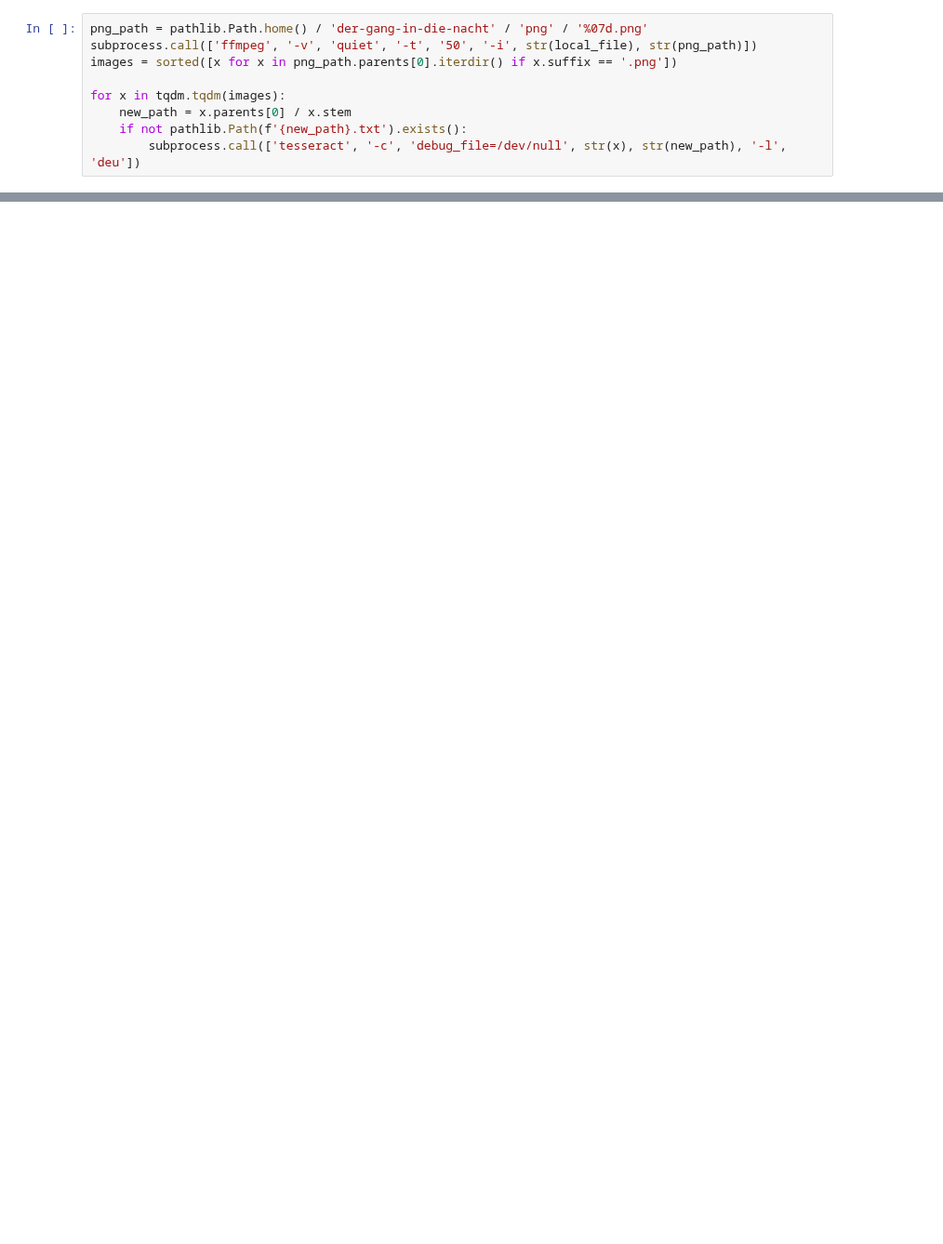
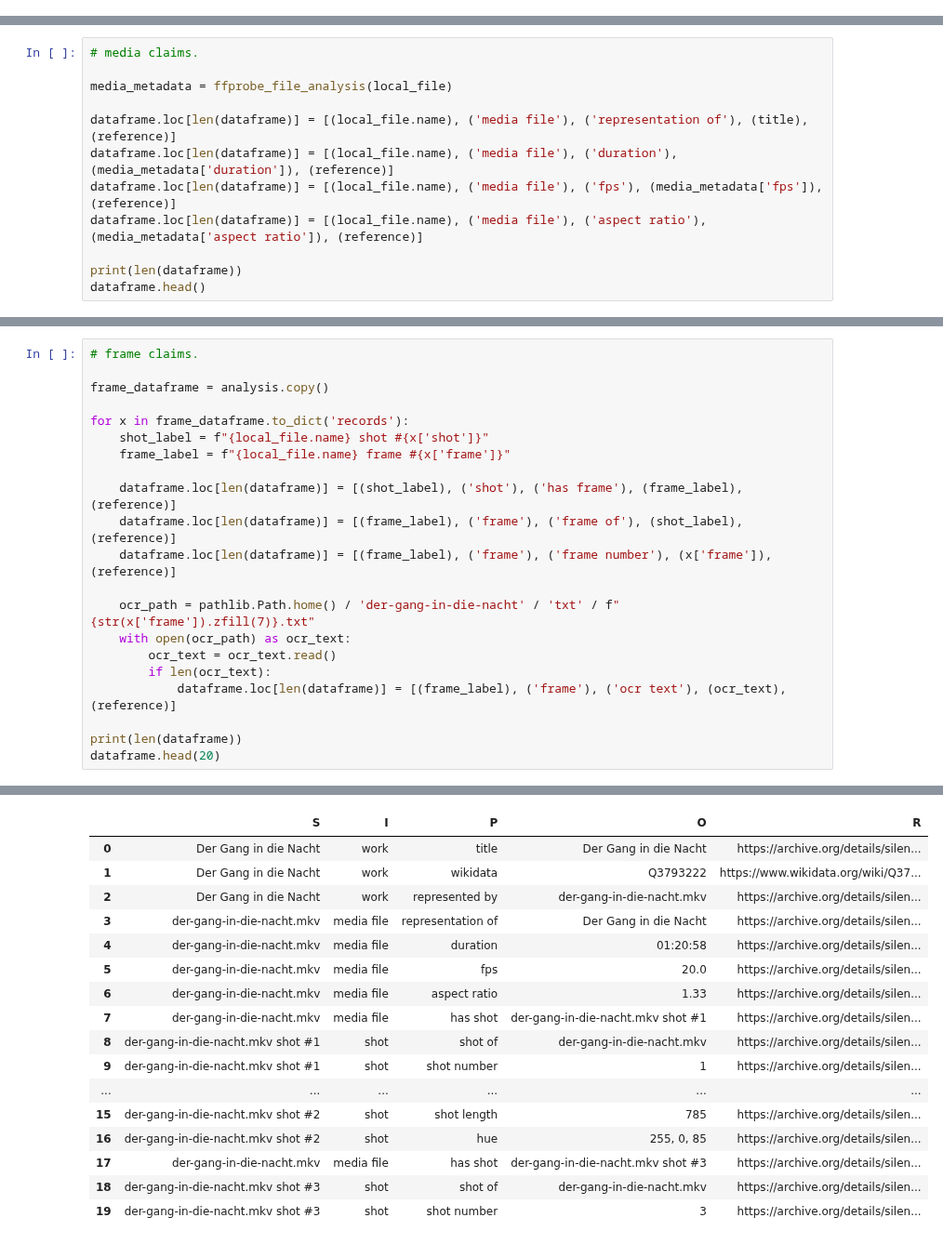
Before and after one commit to paulduchesne/filmbase, a Jupyter notebook: filmbase.ipynb, the cells around one changed output, grey strips where cells are left out. Shown at 93% size. Cells and saved outputs as stored; diff of their text form; blank space fills up the shorter version.

Commit message:
rebuilt analysis notebook

```diff
--- a/filmbase.ipynb
+++ b/filmbase.ipynb
@@ -139,9 +0,0 @@ dataframe.tail()
-# %%
-png_path = pathlib.Path.home() / 'der-gang-in-die-nacht' / 'png' / '%07d.png'
-subprocess.call(['ffmpeg', '-v', 'quiet', '-t', '50', '-i', str(local_file), str(png_path)])
-images = sorted([x for x in png_path.parents[0].iterdir() if x.suffix == '.png'])
-
-for x in tqdm.tqdm(images):
-    new_path = x.parents[0] / x.stem
-    if not pathlib.Path(f'{new_path}.txt').exists():
-        subprocess.call(['tesseract', '-c', 'debug_file=/dev/null', str(x), str(new_path), '-l', 'deu'])
@@ -175,0 +126,12 @@ dataframe.tail()
+# %%
+# media claims.
+
+media_metadata = ffprobe_file_analysis(local_file)
+
+dataframe.loc[len(dataframe)] = [(local_file.name), ('media file'), ('representation of'), (title), (reference)]
+dataframe.loc[len(dataframe)] = [(local_file.name), ('media file'), ('duration'), (media_metadata['duration']), (reference)]
+dataframe.loc[len(dataframe)] = [(local_file.name), ('media file'), ('fps'), (media_metadata['fps']), (reference)]
+dataframe.loc[len(dataframe)] = [(local_file.name), ('media file'), ('aspect ratio'), (media_metadata['aspect ratio']), (reference)]
+
+print(len(dataframe))
+dataframe.head()
@@ -175,0 +192,22 @@ dataframe.tail()
+# %%
+# frame claims.
+
+frame_dataframe = analysis.copy()
+
+for x in frame_dataframe.to_dict('records'):
+    shot_label = f"{local_file.name} shot #{x['shot']}"
+    frame_label = f"{local_file.name} frame #{x['frame']}"
+
+    dataframe.loc[len(dataframe)] = [(shot_label), ('shot'), ('has frame'), (frame_label), (reference)]
+    dataframe.loc[len(dataframe)] = [(frame_label), ('frame'), ('frame of'), (shot_label), (reference)]
+    dataframe.loc[len(dataframe)] = [(frame_label), ('frame'), ('frame number'), (x['frame']), (reference)]
+
+    ocr_path = pathlib.Path.home() / 'der-gang-in-die-nacht' / 'txt' / f"{str(x['frame']).zfill(7)}.txt"
+    with open(ocr_path) as ocr_text:
+        ocr_text = ocr_text.read()
+        if len(ocr_text):
+            dataframe.loc[len(dataframe)] = [(frame_label), ('frame'), ('ocr text'), (ocr_text), (reference)]
+
+print(len(dataframe))
+dataframe.head(20)
+# %% [output]
@@ -176,2 +215,19 @@ dataframe.tail()
+|  | S | I | P | O | R |
+| 0 | Der Gang in die Nacht | work | title | Der Gang in die Nacht | https://archive.org/details/silen... |
+| 1 | Der Gang in die Nacht | work | wikidata | Q3793222 | https://www.wikidata.org/wiki/Q37... |
+| 2 | Der Gang in die Nacht | work | represented by | der-gang-in-die-nacht.mkv | https://archive.org/details/silen... |
+| 3 | der-gang-in-die-nacht.mkv | media file | representation of | Der Gang in die Nacht | https://archive.org/details/silen... |
+| 4 | der-gang-in-die-nacht.mkv | media file | duration | 01:20:58 | https://archive.org/details/silen... |
+| 5 | der-gang-in-die-nacht.mkv | media file | fps | 20.0 | https://archive.org/details/silen... |
+| 6 | der-gang-in-die-nacht.mkv | media file | aspect ratio | 1.33 | https://archive.org/details/silen... |
+| 7 | der-gang-in-die-nacht.mkv | media file | has shot | der-gang-in-die-nacht.mkv shot #1 | https://archive.org/details/silen... |
+| 8 | der-gang-in-die-nacht.mkv shot #1 | shot | shot of | der-gang-in-die-nacht.mkv | https://archive.org/details/silen... |
+| 9 | der-gang-in-die-nacht.mkv shot #1 | shot | shot number | 1 | https://archive.org/details/silen... |
+| ... | ... | ... | ... | ... | ... |
+| 15 | der-gang-in-die-nacht.mkv shot #2 | shot | shot length | 785 | https://archive.org/details/silen... |
+| 16 | der-gang-in-die-nacht.mkv shot #2 | shot | hue | 255, 0, 85 | https://archive.org/details/silen... |
+| 17 | der-gang-in-die-nacht.mkv | media file | has shot | der-gang-in-die-nacht.mkv shot #3 | https://archive.org/details/silen... |
+| 18 | der-gang-in-die-nacht.mkv shot #3 | shot | shot of | der-gang-in-die-nacht.mkv | https://archive.org/details/silen... |
+| 19 | der-gang-in-die-nacht.mkv shot #3 | shot | shot number | 3 | https://archive.org/details/silen... |
 # %%
 export = dataframe.to_dict('records')
```
Also changed, not shown: parts of 10 cells of this notebook, 4 other files.
